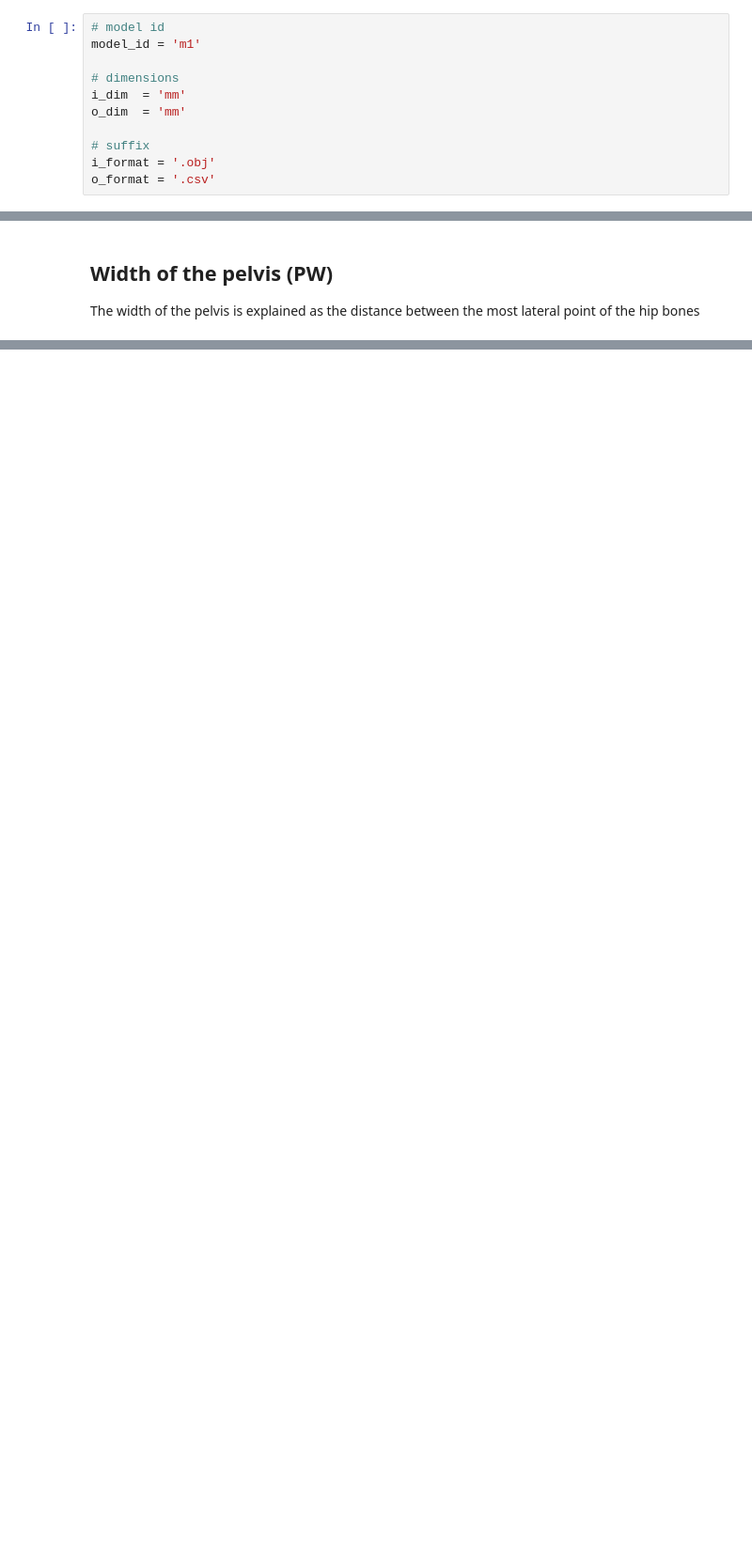
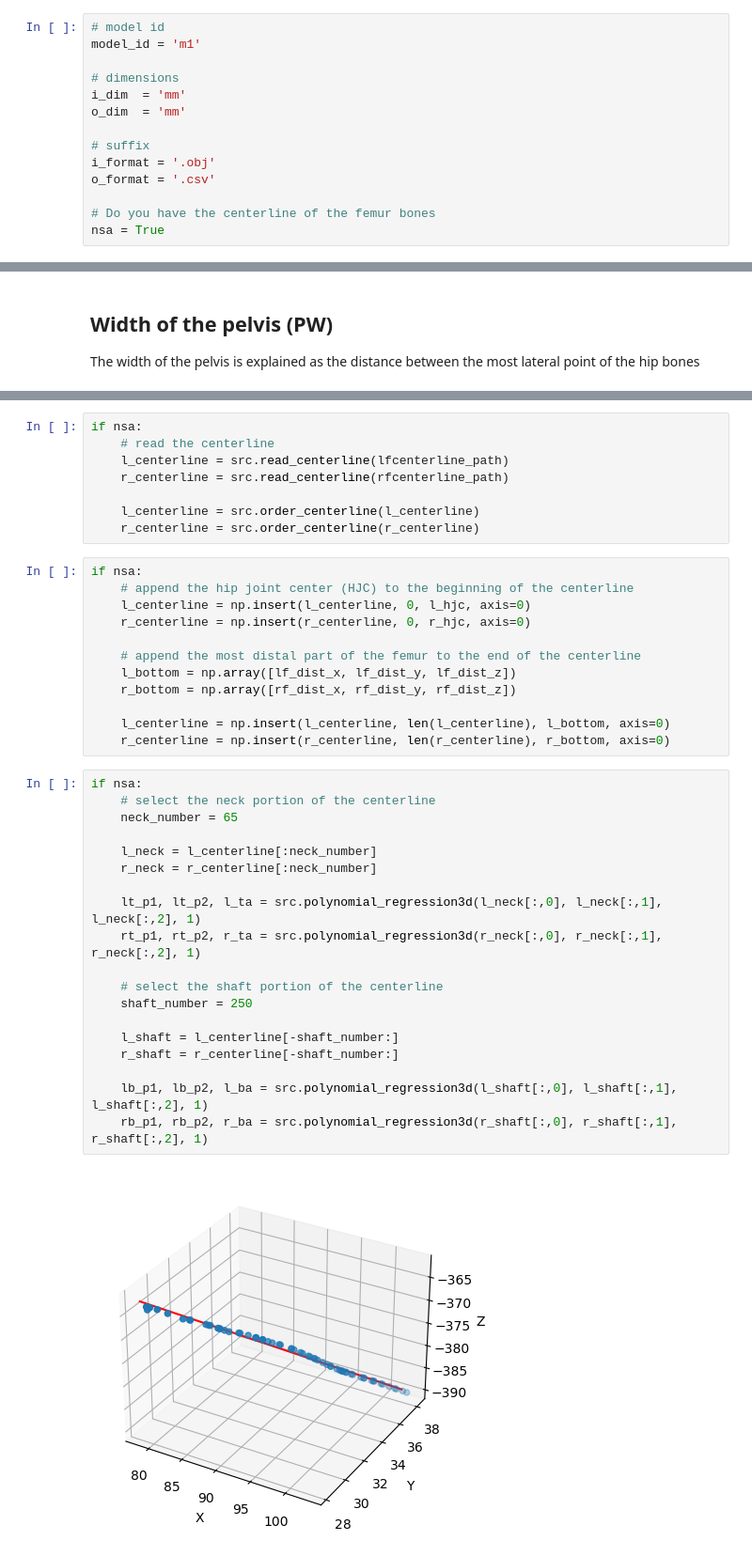
Before and after one commit to diku-dk/libhip, a Jupyter notebook: notebooks/2_BoneAnt.ipynb, the cells around one changed output, grey strips where cells are left out. Shown: that part at 94% size. Saved outputs shown, nothing was run; the diff lists cells and outputs as text; blank space fills up the shorter version.

```diff
--- a/notebooks/2_BoneAnt.ipynb
+++ b/notebooks/2_BoneAnt.ipynb
@@ -43,6 +44,9 @@ o_dim  = 'mm'
 # suffix
 i_format = '.obj'
 o_format = '.csv'
+
+# Do you have the centerline of the femur bones
+nsa = True
 # %% [markdown]
 DIRECTORIES and PATHS:
 - main_dir: locate this directory to where the libhip repository is cloned to.
@@ -365,0 +381,41 @@ Renderer(camera=PerspectiveCamera(children=(DirectionalLight(color='white', inte
+# %%
+if nsa:
+    # read the centerline
+    l_centerline = src.read_centerline(lfcenterline_path)
+    r_centerline = src.read_centerline(rfcenterline_path)
+
+    l_centerline = src.order_centerline(l_centerline)
+    r_centerline = src.order_centerline(r_centerline)
+# %%
+if nsa:
+    # append the hip joint center (HJC) to the beginning of the centerline
+    l_centerline = np.insert(l_centerline, 0, l_hjc, axis=0)
+    r_centerline = np.insert(r_centerline, 0, r_hjc, axis=0)
+
+    # append the most distal part of the femur to the end of the centerline
+    l_bottom = np.array([lf_dist_x, lf_dist_y, lf_dist_z])
+    r_bottom = np.array([rf_dist_x, rf_dist_y, rf_dist_z])
+
+    l_centerline = np.insert(l_centerline, len(l_centerline), l_bottom, axis=0)
+    r_centerline = np.insert(r_centerline, len(r_centerline), r_bottom, axis=0)
+# %%
+if nsa:
+    # select the neck portion of the centerline
+    neck_number = 65
+
+    l_neck = l_centerline[:neck_number]
+    r_neck = r_centerline[:neck_number]
+
+    lt_p1, lt_p2, l_ta = src.polynomial_regression3d(l_neck[:,0], l_neck[:,1], l_neck[:,2], 1)
+    rt_p1, rt_p2, r_ta = src.polynomial_regression3d(r_neck[:,0], r_neck[:,1], r_neck[:,2], 1)
+
+    # select the shaft portion of the centerline
+    shaft_number = 250
+
+    l_shaft = l_centerline[-shaft_number:]
+    r_shaft = r_centerline[-shaft_number:]
+
+    lb_p1, lb_p2, l_ba = src.polynomial_regression3d(l_shaft[:,0], l_shaft[:,1], l_shaft[:,2], 1)
+    rb_p1, rb_p2, r_ba = src.polynomial_regression3d(r_shaft[:,0], r_shaft[:,1], r_shaft[:,2], 1)
+# %% [output]
+[figure, added]
```
Also changed, not shown: parts of 18 cells of this notebook, 3 other files.
